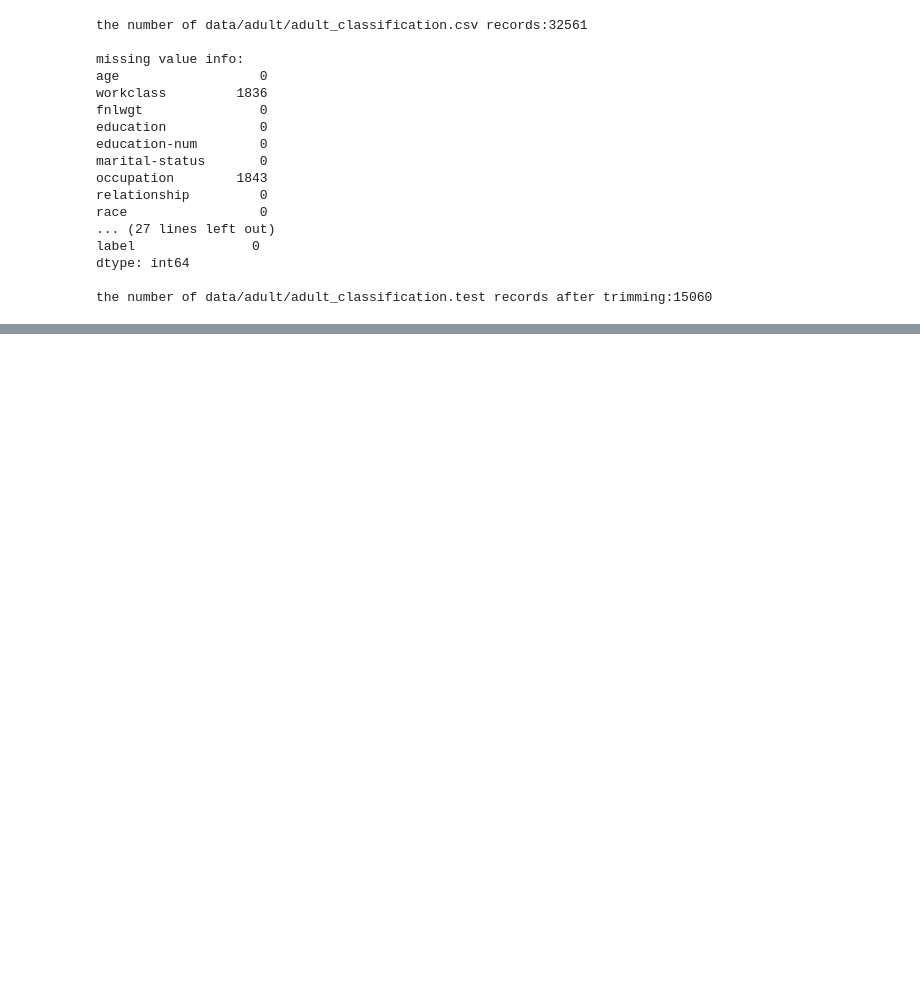
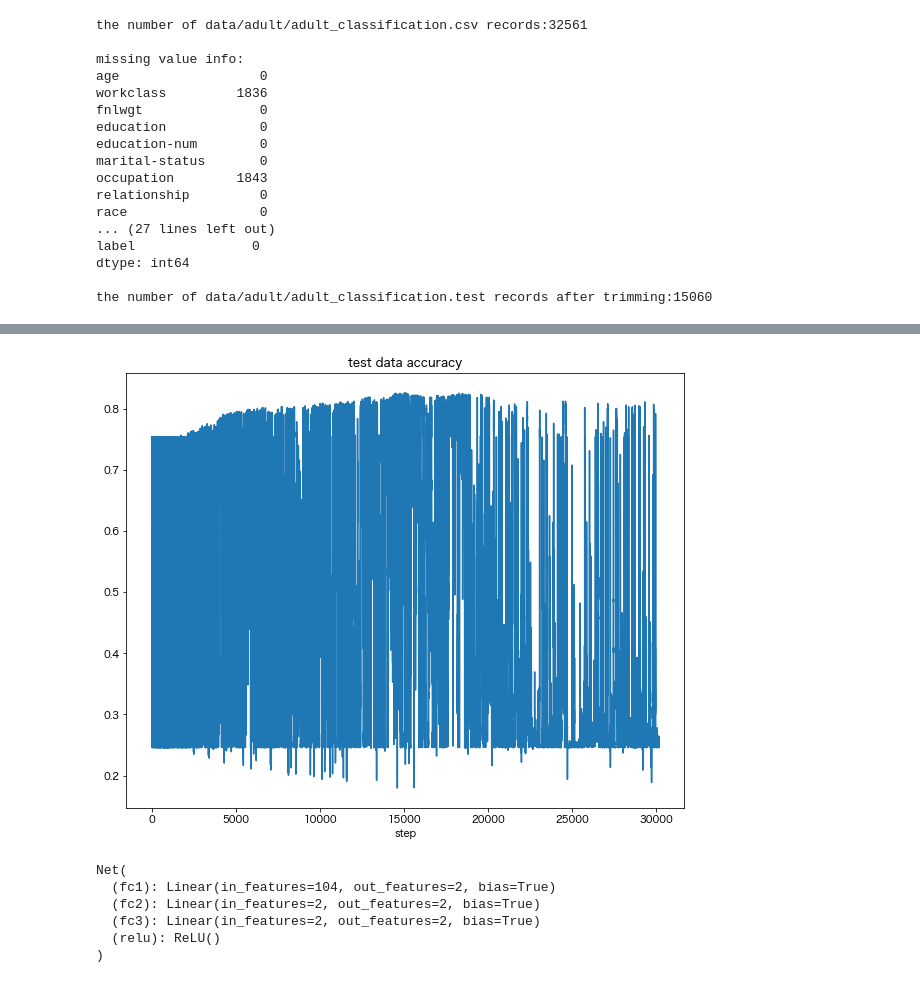
Before and after one commit to NaokiNakamichi/ML, a Jupyter notebook: GD/memo/memo18.ipynb, the cells around one changed output, grey strips where cells are left out. Saved outputs shown, nothing was run; the diff lists cells and outputs as text; code cells hidden in the pictures; blank space fills up the shorter version.

```diff
--- a/GD/memo/memo18.ipynb
+++ b/GD/memo/memo18.ipynb
@@ -159,0 +216,19 @@ array([1., 0.])
+# %%
+fig = plt.figure(figsize=(10.0, 8.0))
+ax1 = fig.add_subplot(111)
+ax1.set_title("test data accuracy")
+
+ax1.plot(accuracy_stack)
+ax1.set_xlabel("step")
+plt.show()
+# %% [output]
+[figure, added]
+# %%
+sgd_model
+# %% [output]
+Net(
+  (fc1): Linear(in_features=104, out_features=2, bias=True)
+  (fc2): Linear(in_features=2, out_features=2, bias=True)
+  (fc3): Linear(in_features=2, out_features=2, bias=True)
+  (relu): ReLU()
+)
```
Also changed, not shown: parts of 17 cells of this notebook, 7 other files.
